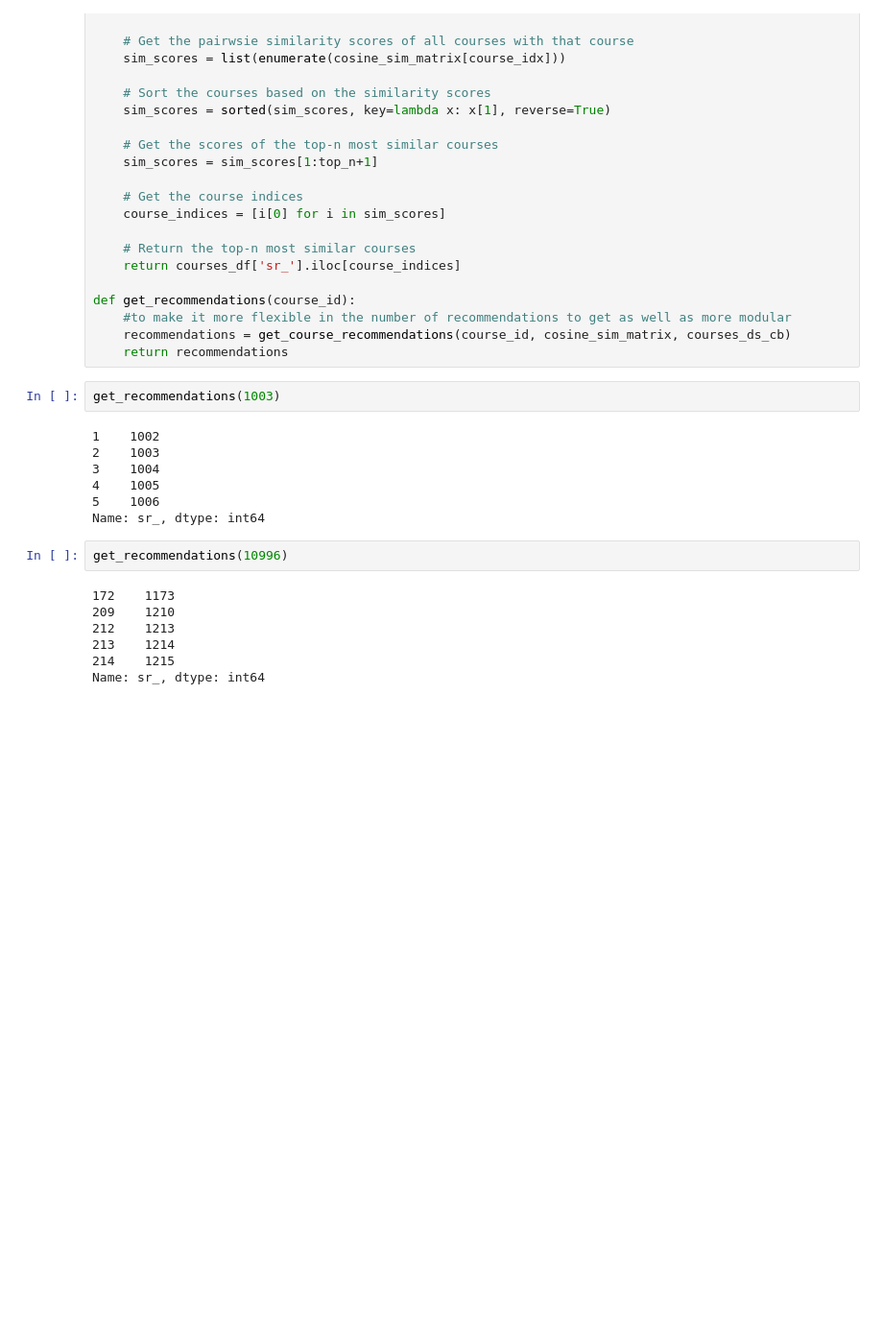
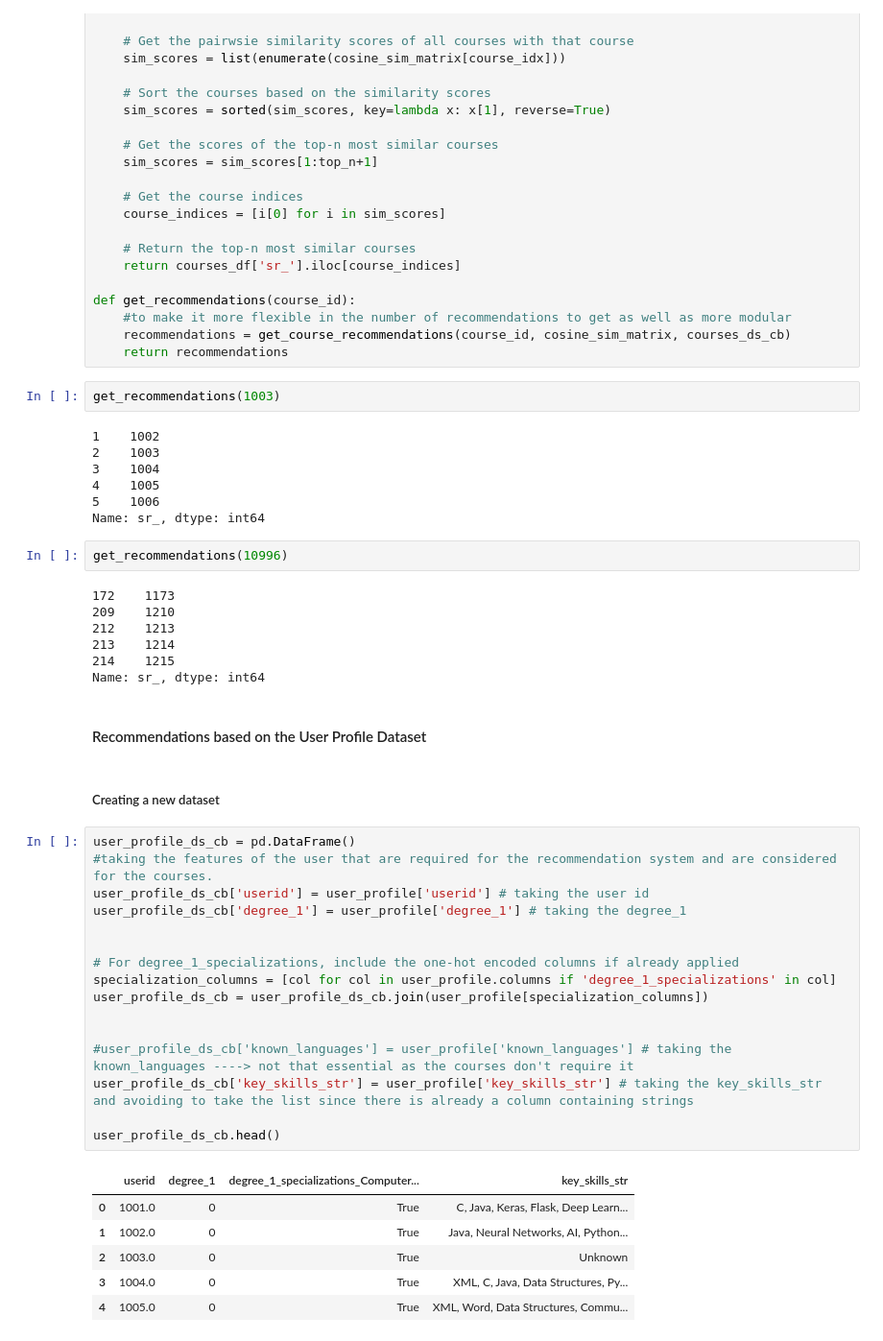
Before and after one commit to janiceXerri21/JaniceXerri_FYP_PCRS_VRLE_2024, a Jupyter notebook: TestingContentBased.ipynb, the cells around one changed output. Shown at 96% size. Cells and saved outputs as stored; diff of their text form; blank space fills up the shorter version.

```diff
--- a/TestingContentBased.ipynb
+++ b/TestingContentBased.ipynb
@@ -257,3 +257,30 @@ get_recommendations(10996)
 213    1214
 214    1215
 Name: sr_, dtype: int64
+# %% [markdown]
+#### Recommendations based on the User Profile Dataset
+# %% [markdown]
+##### Creating a new dataset
+# %%
+user_profile_ds_cb = pd.DataFrame()
+#taking the features of the user that are required for the recommendation system and are considered for the courses.
+user_profile_ds_cb['userid'] = user_profile['userid'] # taking the user id
+user_profile_ds_cb['degree_1'] = user_profile['degree_1'] # taking the degree_1
+
+
+# For degree_1_specializations, include the one-hot encoded columns if already applied
+specialization_columns = [col for col in user_profile.columns if 'degree_1_specializations' in col]
+user_profile_ds_cb = user_profile_ds_cb.join(user_profile[specialization_columns])
+
+
+#user_profile_ds_cb['known_languages'] = user_profile['known_languages'] # taking the known_languages ----> not that essential as the courses don't require it
+user_profile_ds_cb['key_skills_str'] = user_profile['key_skills_str'] # taking the key_skills_str and avoiding to take the list since there is already a column containing strings
+
+user_profile_ds_cb.head()
+# %% [output]
+|  | userid | degree_1 | degree_1_specializations_Computer... | key_skills_str |
+| 0 | 1001.0 | 0 | True | C, Java, Keras, Flask, Deep Learn... |
+| 1 | 1002.0 | 0 | True | Java, Neural Networks, AI, Python... |
+| 2 | 1003.0 | 0 | True | Unknown |
+| 3 | 1004.0 | 0 | True | XML, C, Java, Data Structures, Py... |
+| 4 | 1005.0 | 0 | True | XML, Word, Data Structures, Commu... |
```
Also changed, not shown: 5 other files.
